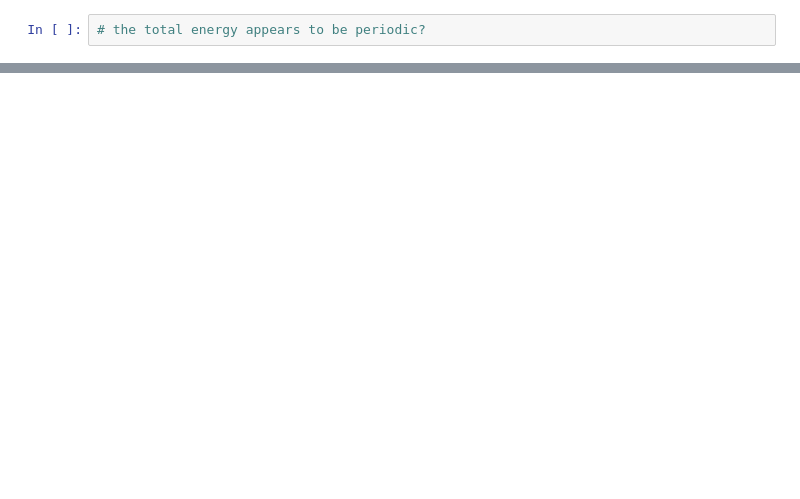
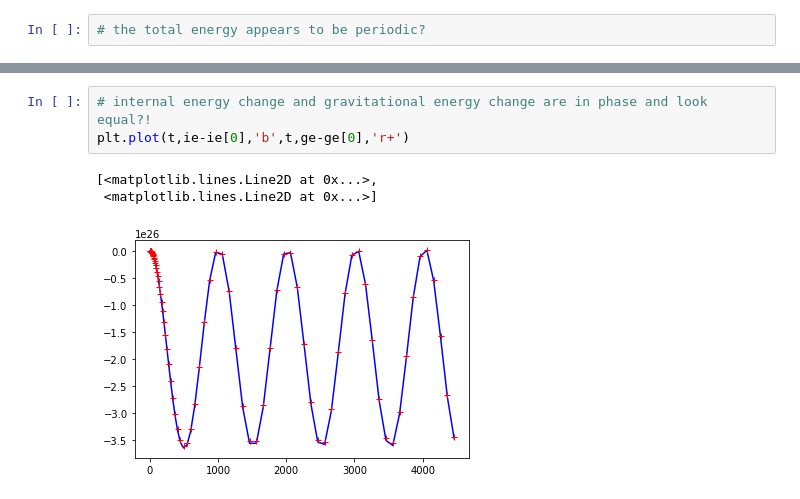
Before and after one commit to JOThurgood/MAESTROeX, a Jupyter notebook: Exec/TEST_PROBLEMS/lgw/analysis/energyOverTime.ipynb, the cells around one changed output, grey strips where cells are left out. Cells and saved outputs as stored; diff of their text form; blank space fills up the shorter version.

```diff
--- a/Exec/TEST_PROBLEMS/lgw/analysis/energyOverTime.ipynb
+++ b/Exec/TEST_PROBLEMS/lgw/analysis/energyOverTime.ipynb
@@ -49,0 +50,7 @@ plt.plot(t,ke/ge[0],'b', t, -(ge-ge[0])/ge[0],'r')
+# %%
+# internal energy change and gravitational energy change are in phase and look equal?!
+plt.plot(t,ie-ie[0],'b',t,ge-ge[0],'r+')
+# %% [output]
+[<matplotlib.lines.Line2D at 0x...>,
+ <matplotlib.lines.Line2D at 0x...>]
+[figure, added]
```
Also changed, not shown: parts of 5 cells of this notebook, 2 other files.
